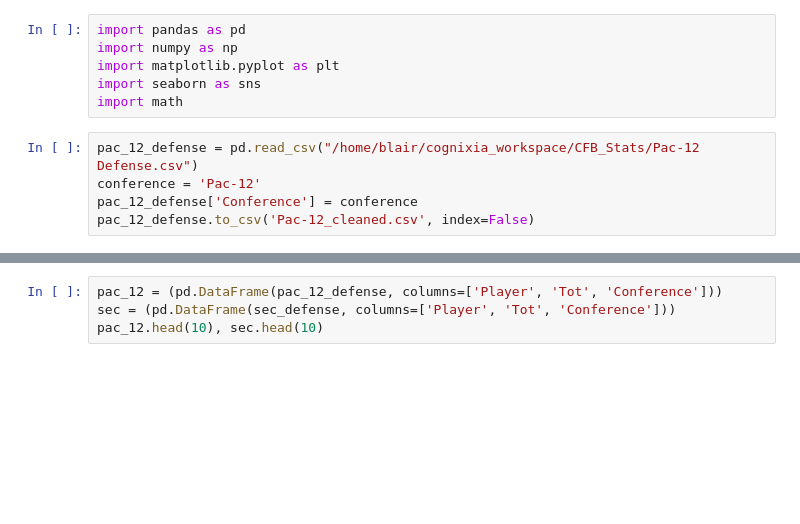
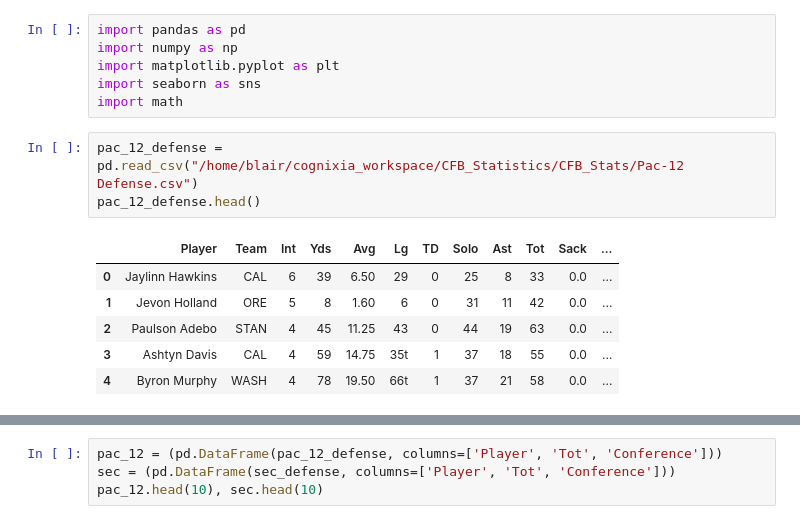
Before and after one commit to blwishom/CFB_Statistics, a Jupyter notebook: CFB_Stats/pac12._sec_separated.ipynb, the cells around one changed output, grey strips where cells are left out. Drawn from its saved outputs; the diff is of its cells as text; blank space fills up the shorter version.

```diff
--- a/CFB_Stats/cfb_pac12.ipynb
+++ b/CFB_Stats/pac12._sec_separated.ipynb
@@ -5,7 +5,12 @@ import matplotlib.pyplot as plt
 import seaborn as sns
 import math
 # %%
-pac_12_defense = pd.read_csv("/home/blair/cognixia_workspace/CFB_Stats/Pac-12 Defense.csv")
-conference = 'Pac-12'
-pac_12_defense['Conference'] = conference
-pac_12_defense.to_csv('Pac-12_cleaned.csv', index=False)
+pac_12_defense = pd.read_csv("/home/blair/cognixia_workspace/CFB_Statistics/CFB_Stats/Pac-12 Defense.csv")
+pac_12_defense.head()
+# %% [output]
+|  | Player | Team | Int | Yds | Avg | Lg | TD | Solo | Ast | Tot | Sack | ... |
+| 0 | Jaylinn Hawkins | CAL | 6 | 39 | 6.50 | 29 | 0 | 25 | 8 | 33 | 0.0 | ... |
+| 1 | Jevon Holland | ORE | 5 | 8 | 1.60 | 6 | 0 | 31 | 11 | 42 | 0.0 | ... |
+| 2 | Paulson Adebo | STAN | 4 | 45 | 11.25 | 43 | 0 | 44 | 19 | 63 | 0.0 | ... |
+| 3 | Ashtyn Davis | CAL | 4 | 59 | 14.75 | 35t | 1 | 37 | 18 | 55 | 0.0 | ... |
+| 4 | Byron Murphy | WASH | 4 | 78 | 19.50 | 66t | 1 | 37 | 21 | 58 | 0.0 | ... |
```
Also changed, not shown: parts of 7 cells of this notebook, 2 other files.
